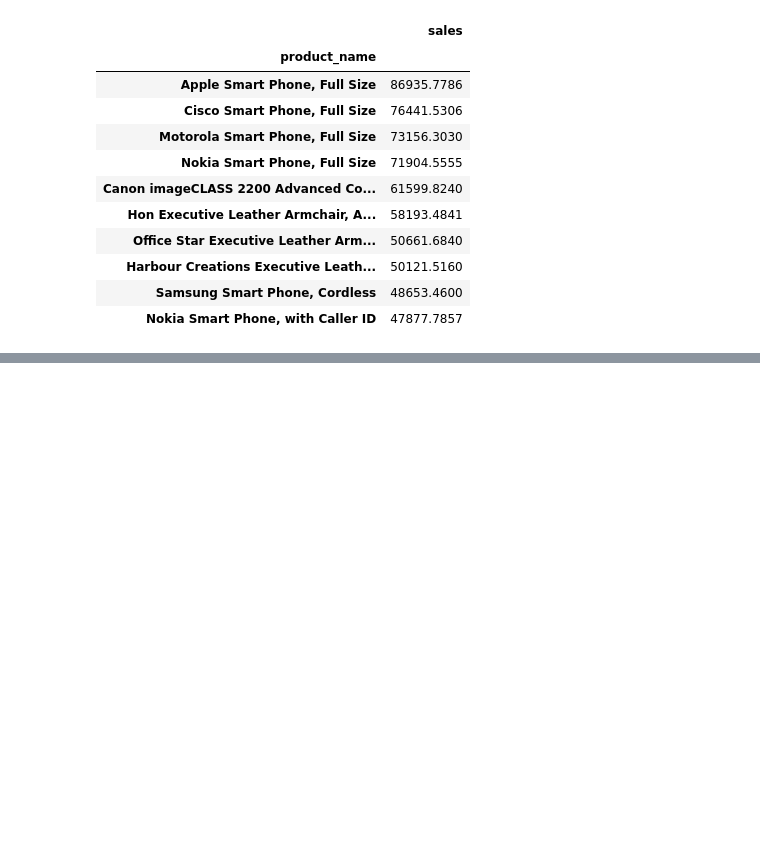
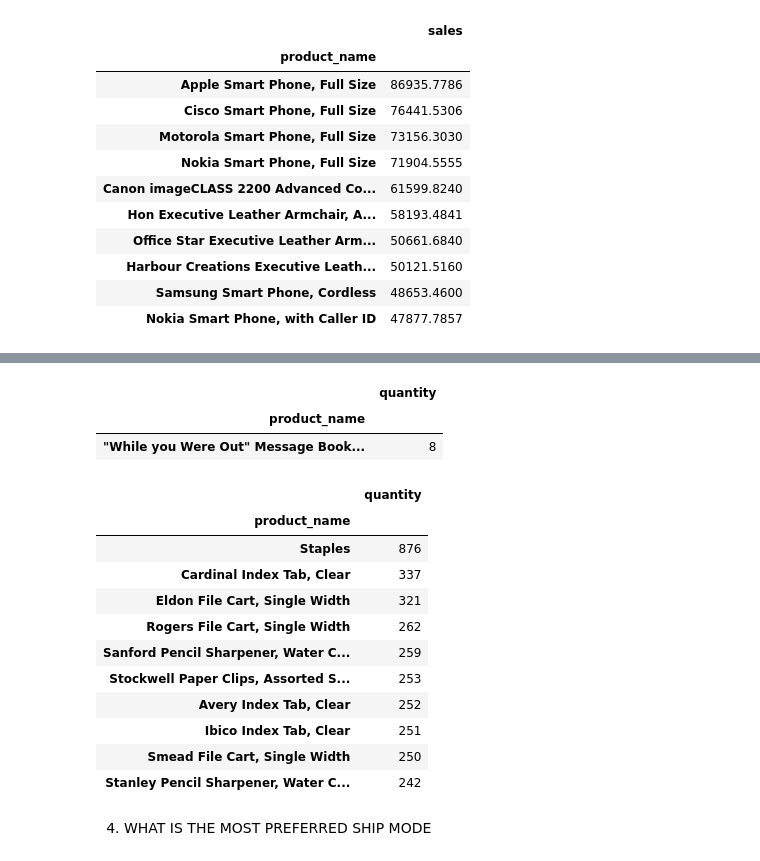
Before and after one commit to otkhwae/Sales-Data-Analysis, a Jupyter notebook: Sales_Data_Analysis.ipynb, the cells around one changed output, grey strips where cells are left out. Drawn from its saved outputs; the diff is of its cells as text; code cells hidden in the pictures; blank space fills up the shorter version.

Commit message:
most selling products by quantity

```diff
--- a/Sales_Data_Analysis.ipynb
+++ b/Sales_Data_Analysis.ipynb
@@ -168,0 +177,26 @@ product_sales_df.head(10)
+# %%
+product_most_quantity_sold = pd.DataFrame(sales_df.groupby('product_name').sum()['quantity'])
+product_most_quantity_sold.head(1)
+# %% [output]
+|  | quantity |
+| product_name |  |
+| "While you Were Out" Message Book... | 8 |
+# %%
+# Sorting
+product_most_quantity_sold = product_most_quantity_sold.sort_values('quantity', ascending= False)
+product_most_quantity_sold[:10]
+# %% [output]
+|  | quantity |
+| product_name |  |
+| Staples | 876 |
+| Cardinal Index Tab, Clear | 337 |
+| Eldon File Cart, Single Width | 321 |
+| Rogers File Cart, Single Width | 262 |
+| Sanford Pencil Sharpener, Water C... | 259 |
+| Stockwell Paper Clips, Assorted S... | 253 |
+| Avery Index Tab, Clear | 252 |
+| Ibico Index Tab, Clear | 251 |
+| Smead File Cart, Single Width | 250 |
+| Stanley Pencil Sharpener, Water C... | 242 |
+# %% [markdown]
+4. <h7> WHAT IS THE MOST PREFERRED SHIP MODE
```
Also changed, not shown: parts of 2 cells of this notebook.
